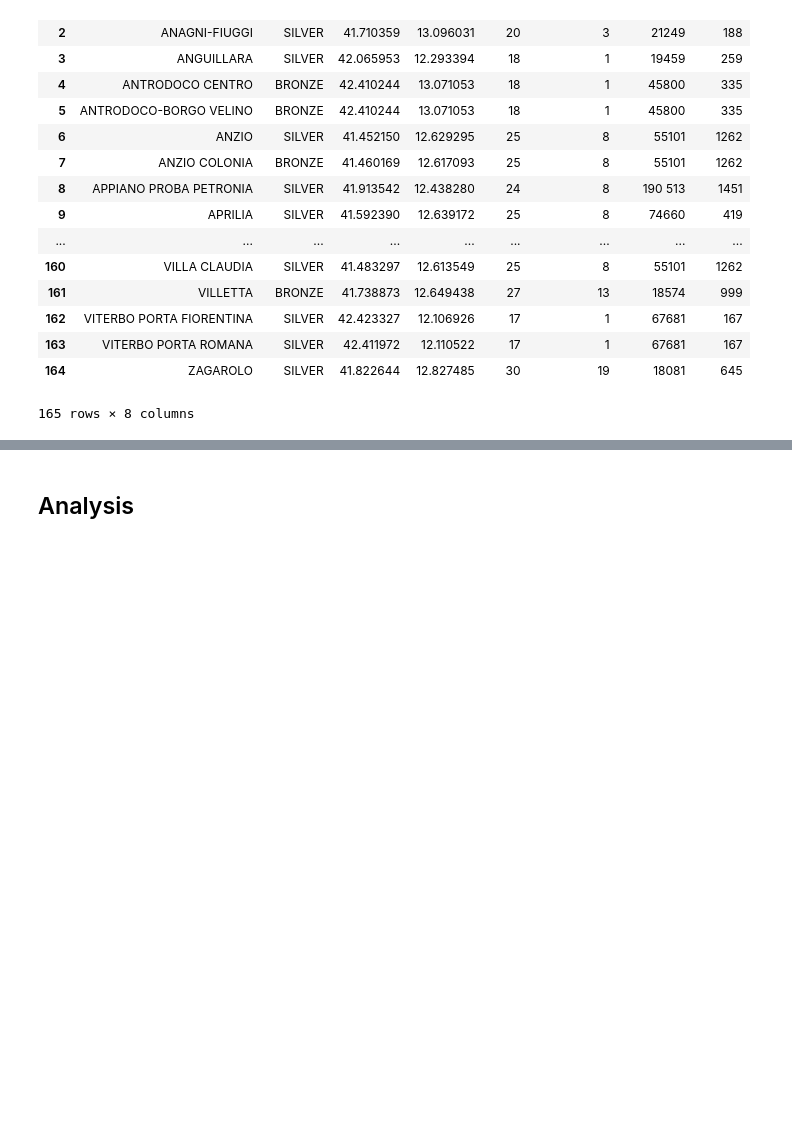
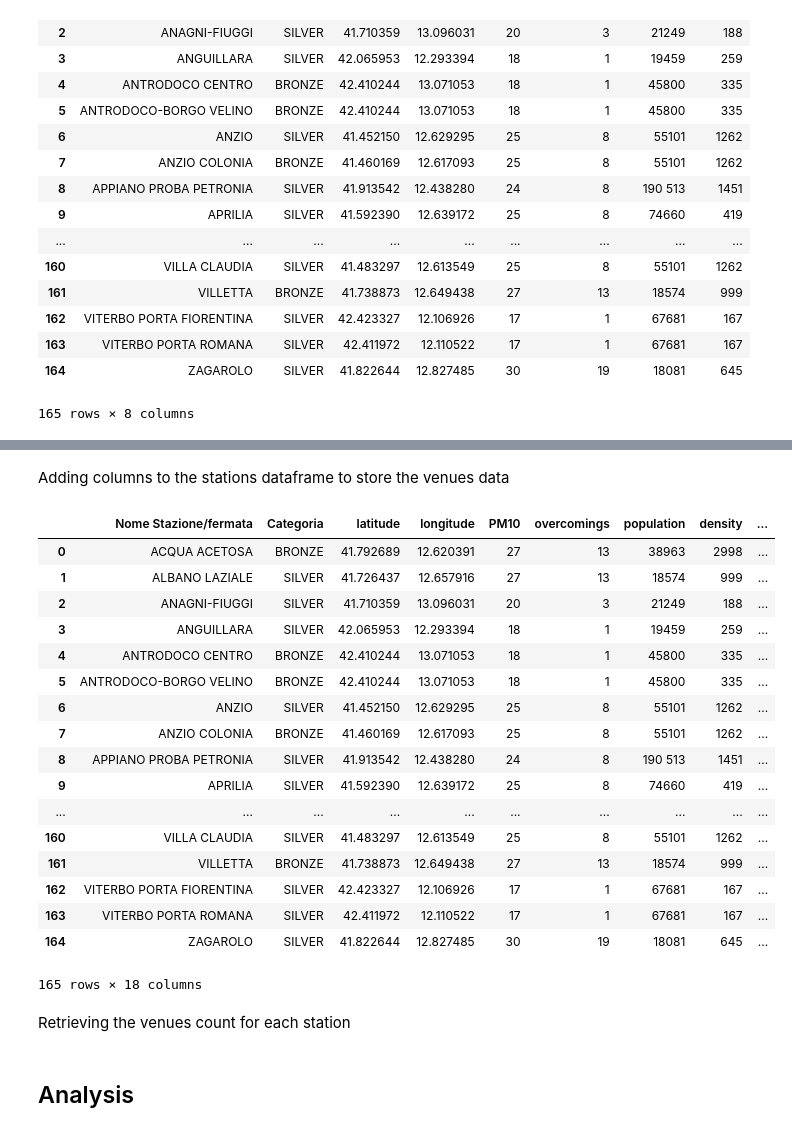
Before and after one commit to daydreamer76/Coursera_Capstone, a Jupyter notebook: Capstone_Project_Notebook.ipynb, the cells around one changed output, grey strips where cells are left out. Drawn from its saved outputs; the diff is of its cells as text; code cells hidden in the pictures; blank space fills up the shorter version.

```diff
--- a/Capstone_Project_Notebook.ipynb
+++ b/Capstone_Project_Notebook.ipynb
@@ -1138,0 +1135,9 @@ df_stations_coord_pop_poll.head(200)
+# %%
+# my foursquare credentials
+CLIENT_ID = 'GJAYQ42Z4F1LCF2G2QRREQUEF5B0YD0HC1CIGM3ZXEZWYVWD' # my Foursquare ID
+CLIENT_SECRET = '3NG0CMKA3LYWVW3ZUXXLDMF33DNJUKHNUJPMVGPMKTTFSIM3' # my Foursquare Secret
+VERSION = '20180605' # Foursquare API version
+
+print('My credentials:')
+print('CLIENT_ID: ' + CLIENT_ID)
+print('CLIENT_SECRET:' + CLIENT_SECRET)
@@ -1138,0 +1150,12 @@ df_stations_coord_pop_poll.head(200)
+# %%
+# building the url requesting all the categories
+categories_url = 'https://api.foursquare.com/v2/venues/categories?client_id={}&client_secret={}&v={}'.format(
+            CLIENT_ID,
+            CLIENT_SECRET,
+            VERSION)
+
+# executing the request
+results = requests.get(categories_url).json()
+
+number_high_categories = len(results['response']['categories'])
+print('number of high-level categories: '+ str(number_high_categories))
@@ -1138,0 +1164,14 @@ df_stations_coord_pop_poll.head(200)
+# %%
+#inizializing the list
+categories_list = []
+
+# storing the high-level categories into a list
+for i in range(0,number_high_categories):
+    id = results['response']['categories'][i]['id']
+    name = results['response']['categories'][i]['name']
+    print(id)
+    print(name)
+    categories_list.append([name, id])
+
+#showing the list content
+print(categories_list)
@@ -1138,0 +1196,31 @@ df_stations_coord_pop_poll.head(200)
+# %% [markdown]
+Adding columns to the stations dataframe to store the venues data
+# %%
+df_stations_venues = df_stations_coord_pop_poll.copy()
+
+# for each categoy, a new empty column is created
+for categories in categories_list:
+    # the empty column creation
+    df_stations_venues[categories[0]] = 0
+df_stations_venues.head(200)
+# %% [output]
+|  | Nome Stazione/fermata | Categoria | latitude | longitude | PM10 | overcomings | population | density | ... |
+| 0 | ACQUA ACETOSA | BRONZE | 41.792689 | 12.620391 | 27 | 13 | 38963 | 2998 | ... |
+| 1 | ALBANO LAZIALE | SILVER | 41.726437 | 12.657916 | 27 | 13 | 18574 | 999 | ... |
+| 2 | ANAGNI-FIUGGI | SILVER | 41.710359 | 13.096031 | 20 | 3 | 21249 | 188 | ... |
+| 3 | ANGUILLARA | SILVER | 42.065953 | 12.293394 | 18 | 1 | 19459 | 259 | ... |
+| 4 | ANTRODOCO CENTRO | BRONZE | 42.410244 | 13.071053 | 18 | 1 | 45800 | 335 | ... |
+| 5 | ANTRODOCO-BORGO VELINO | BRONZE | 42.410244 | 13.071053 | 18 | 1 | 45800 | 335 | ... |
+| 6 | ANZIO | SILVER | 41.452150 | 12.629295 | 25 | 8 | 55101 | 1262 | ... |
+| 7 | ANZIO COLONIA | BRONZE | 41.460169 | 12.617093 | 25 | 8 | 55101 | 1262 | ... |
+| 8 | APPIANO PROBA PETRONIA | SILVER | 41.913542 | 12.438280 | 24 | 8 | 190 513 | 1451 | ... |
+| 9 | APRILIA | SILVER | 41.592390 | 12.639172 | 25 | 8 | 74660 | 419 | ... |
+| ... | ... | ... | ... | ... | ... | ... | ... | ... | ... |
+| 160 | VILLA CLAUDIA | SILVER | 41.483297 | 12.613549 | 25 | 8 | 55101 | 1262 | ... |
+| 161 | VILLETTA | BRONZE | 41.738873 | 12.649438 | 27 | 13 | 18574 | 999 | ... |
+| 162 | VITERBO PORTA FIORENTINA | SILVER | 42.423327 | 12.106926 | 17 | 1 | 67681 | 167 | ... |
+| 163 | VITERBO PORTA ROMANA | SILVER | 42.411972 | 12.110522 | 17 | 1 | 67681 | 167 | ... |
+| 164 | ZAGAROLO | SILVER | 41.822644 | 12.827485 | 30 | 19 | 18081 | 645 | ... |
+165 rows × 18 columns
+# %% [markdown]
+Retrieving the venues count for each station
```
Also changed, not shown: parts of 43 cells of this notebook.
